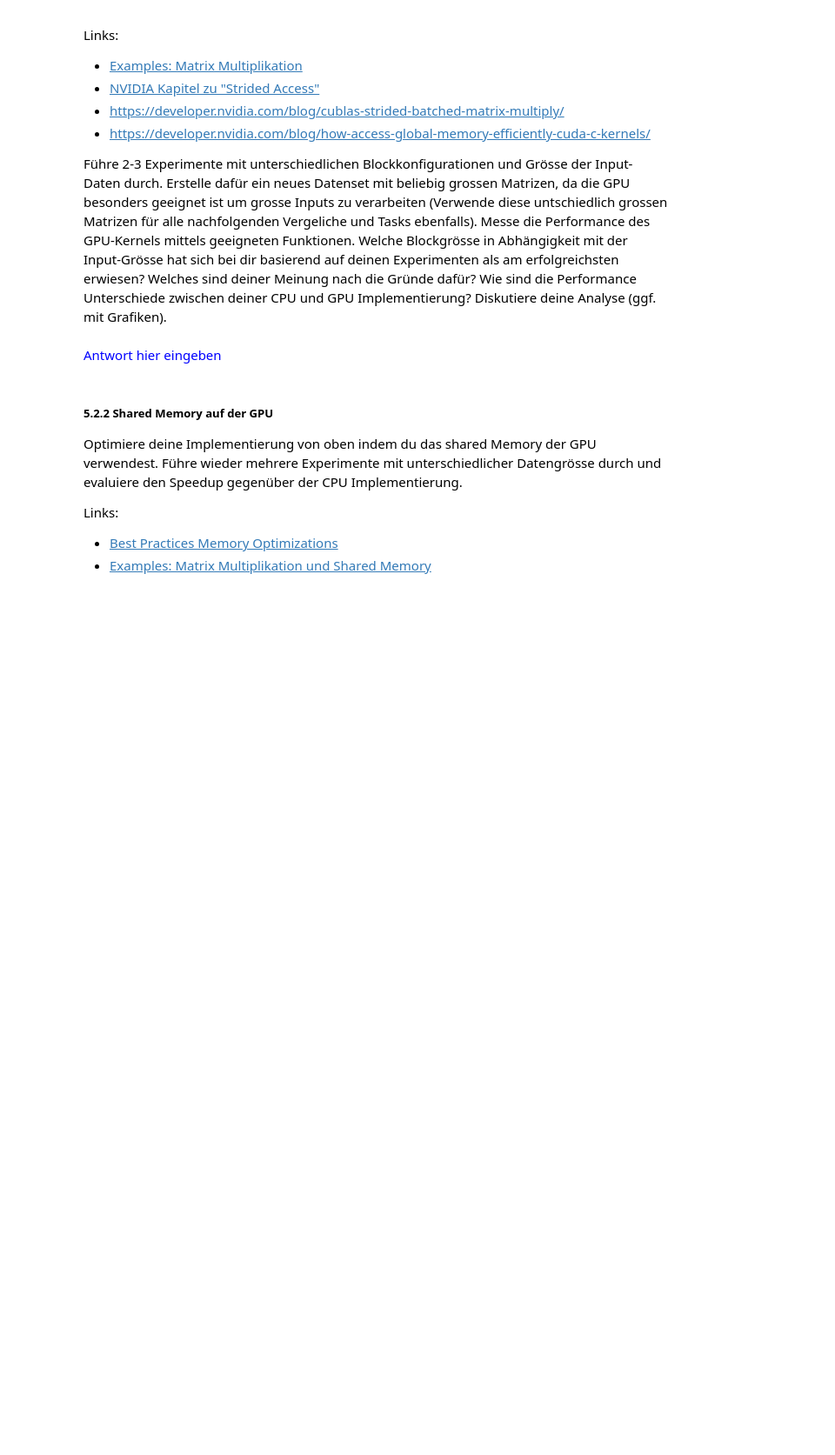
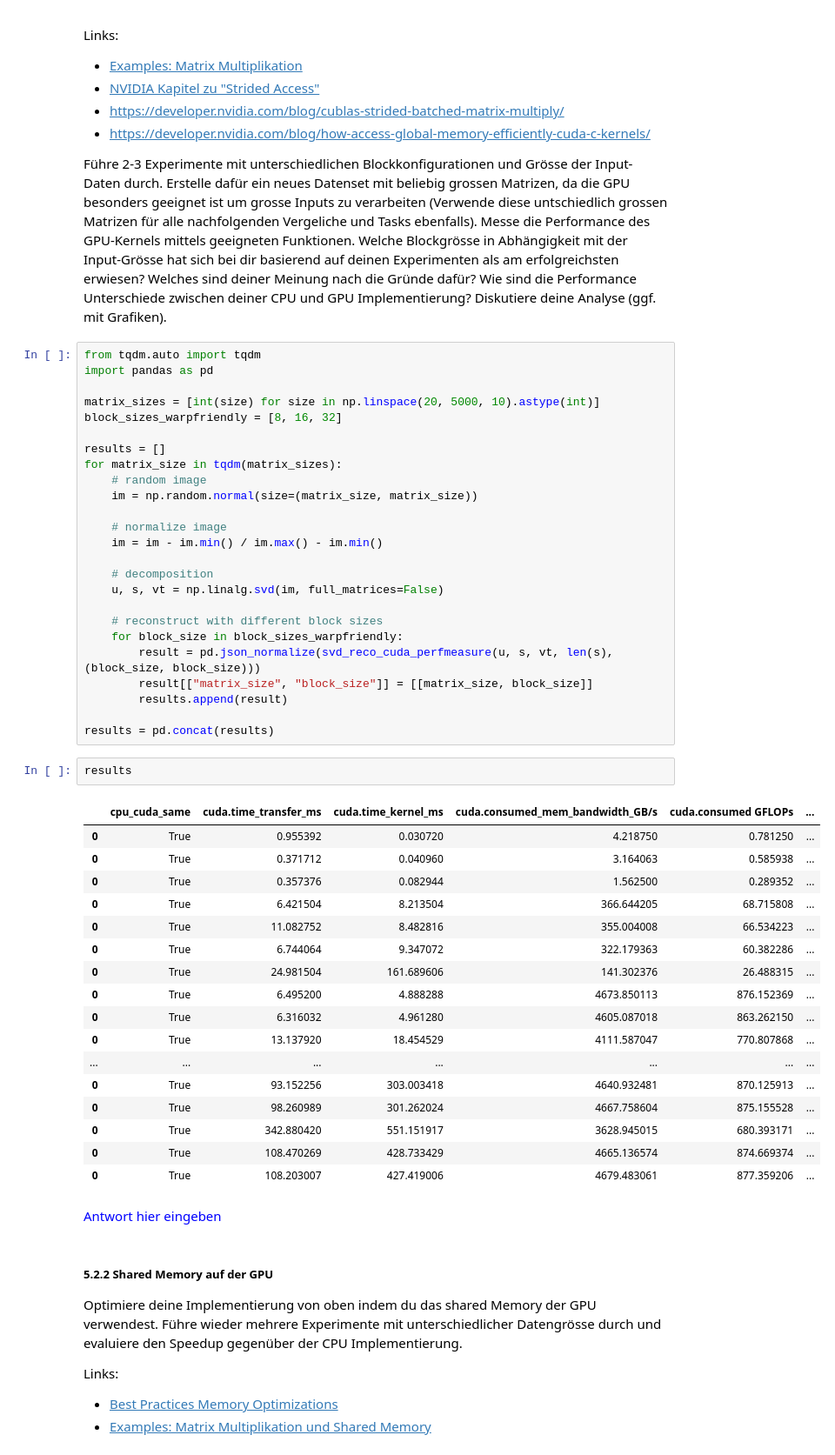
Before and after one commit to fhnw-hpc/hpc-buesst1, a Jupyter notebook: hpc_fs24_mc2_teil2.ipynb, the cells around one changed output. Shown: that part at 87% size. Drawn from its saved outputs; the diff is of its cells as text; blank space fills up the shorter version.

```diff
--- a/hpc_fs24_mc2_teil2.ipynb
+++ b/hpc_fs24_mc2_teil2.ipynb
@@ -99,6 +99,51 @@ Links:
 * https://developer.nvidia.com/blog/how-access-global-memory-efficiently-cuda-c-kernels/
 
 Führe 2-3 Experimente mit unterschiedlichen Blockkonfigurationen und Grösse der Input-Daten durch. Erstelle dafür ein neues Datenset mit beliebig grossen Matrizen, da die GPU besonders geeignet ist um grosse Inputs zu verarbeiten (Verwende diese untschiedlich grossen Matrizen für alle nachfolgenden Vergeliche und Tasks ebenfalls). Messe die Performance des GPU-Kernels mittels geeigneten Funktionen. Welche Blockgrösse in Abhängigkeit mit der Input-Grösse hat sich bei dir basierend auf deinen Experimenten als am erfolgreichsten erwiesen? Welches sind deiner Meinung nach die Gründe dafür? Wie sind die Performance Unterschiede zwischen deiner CPU und GPU Implementierung? Diskutiere deine Analyse (ggf. mit Grafiken).
+# %%
+from tqdm.auto import tqdm
+import pandas as pd
+
+matrix_sizes = [int(size) for size in np.linspace(20, 5000, 10).astype(int)]
+block_sizes_warpfriendly = [8, 16, 32]
+
+results = []
+for matrix_size in tqdm(matrix_sizes):
+    # random image
+    im = np.random.normal(size=(matrix_size, matrix_size))
+
+    # normalize image
+    im = im - im.min() / im.max() - im.min()
+
+    # decomposition
+    u, s, vt = np.linalg.svd(im, full_matrices=False)
+
+    # reconstruct with different block sizes
+    for block_size in block_sizes_warpfriendly:
+        result = pd.json_normalize(svd_reco_cuda_perfmeasure(u, s, vt, len(s), (block_size, block_size)))
+        result[["matrix_size", "block_size"]] = [[matrix_size, block_size]]
+        results.append(result)
+
+results = pd.concat(results)
+# %%
+results
+# %% [output]
+|  | cpu_cuda_same | cuda.time_transfer_ms | cuda.time_kernel_ms | cuda.consumed_mem_bandwidth_GB/s | cuda.consumed GFLOPs | ... |
+| 0 | True | 0.955392 | 0.030720 | 4.218750 | 0.781250 | ... |
+| 0 | True | 0.371712 | 0.040960 | 3.164063 | 0.585938 | ... |
+| 0 | True | 0.357376 | 0.082944 | 1.562500 | 0.289352 | ... |
+| 0 | True | 6.421504 | 8.213504 | 366.644205 | 68.715808 | ... |
+| 0 | True | 11.082752 | 8.482816 | 355.004008 | 66.534223 | ... |
+| 0 | True | 6.744064 | 9.347072 | 322.179363 | 60.382286 | ... |
+| 0 | True | 24.981504 | 161.689606 | 141.302376 | 26.488315 | ... |
+| 0 | True | 6.495200 | 4.888288 | 4673.850113 | 876.152369 | ... |
+| 0 | True | 6.316032 | 4.961280 | 4605.087018 | 863.262150 | ... |
+| 0 | True | 13.137920 | 18.454529 | 4111.587047 | 770.807868 | ... |
+| ... | ... | ... | ... | ... | ... | ... |
+| 0 | True | 93.152256 | 303.003418 | 4640.932481 | 870.125913 | ... |
+| 0 | True | 98.260989 | 301.262024 | 4667.758604 | 875.155528 | ... |
+| 0 | True | 342.880420 | 551.151917 | 3628.945015 | 680.393171 | ... |
+| 0 | True | 108.470269 | 428.733429 | 4665.136574 | 874.669374 | ... |
+| 0 | True | 108.203007 | 427.419006 | 4679.483061 | 877.359206 | ... |
 # %% [markdown]
 <font color='blue'>Antwort hier eingeben</font>
 # %% [markdown]
```
Also changed, not shown: parts of 1 cell of this notebook, 4 other files.
